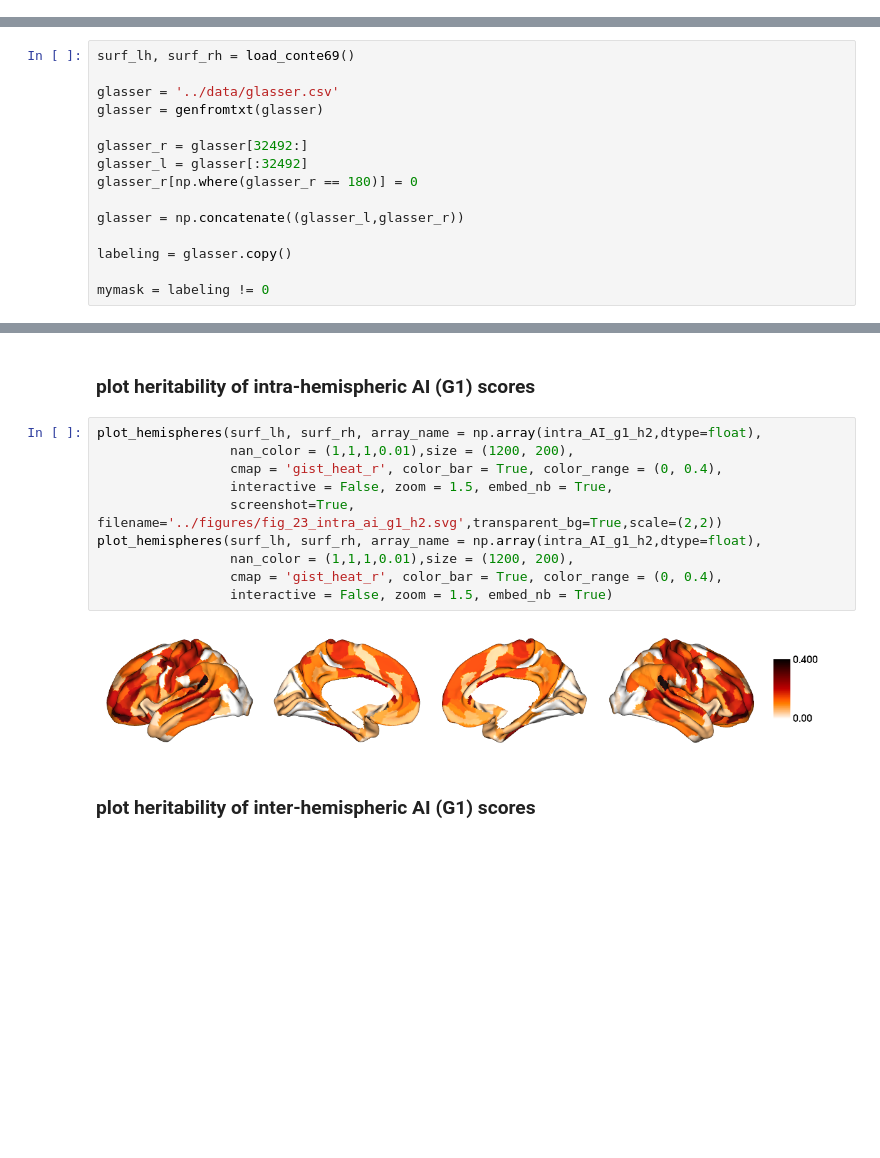
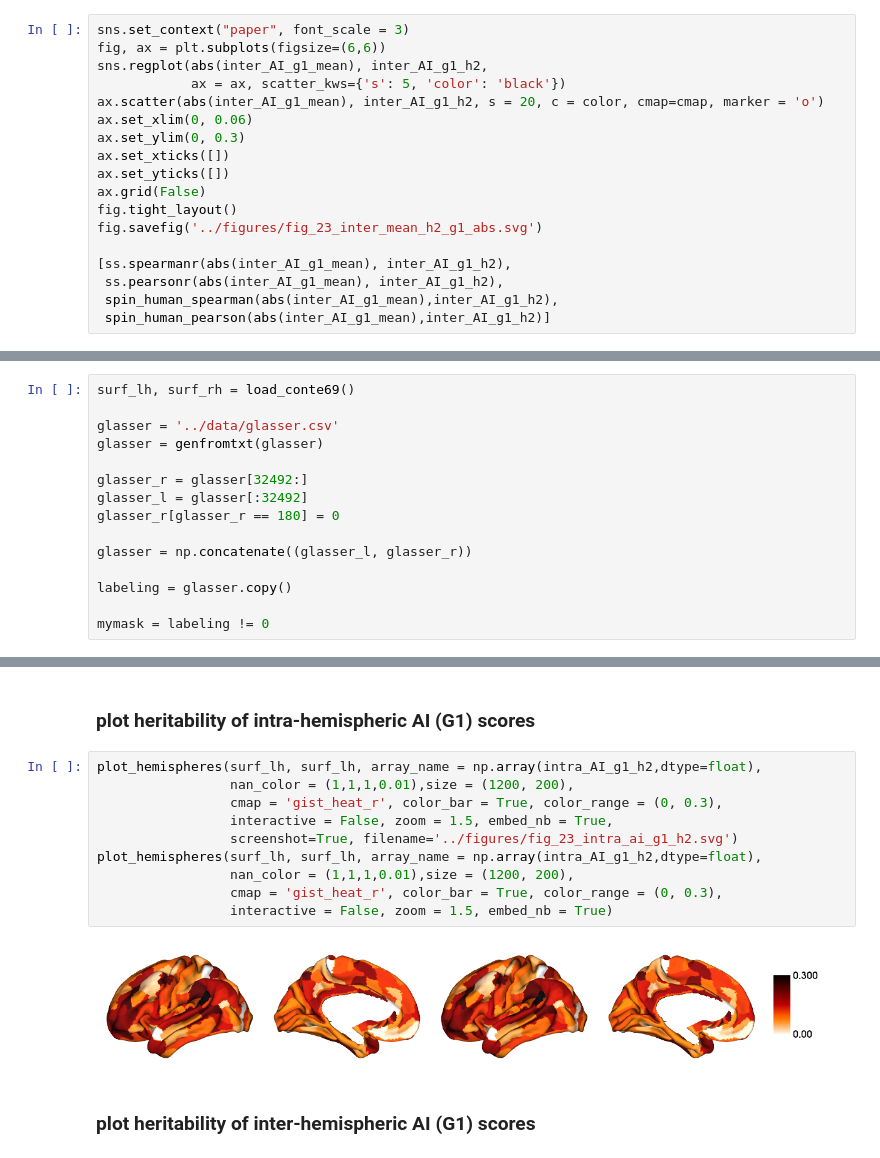
Before and after one commit to CNG-LAB/cngopen, a Jupyter notebook: asymmetry_functional_gradients/scripts/results_fig2and3.ipynb, the cells around one changed output, grey strips where cells are left out. Cells and saved outputs as stored; diff of their text form; blank space fills up the shorter version.

```diff
--- a/asymmetry_functional_gradients/scripts/results_fig2and3.ipynb
+++ b/asymmetry_functional_gradients/scripts/results_fig2and3.ipynb
@@ -136,0 +168,18 @@ spearmanr = [0.08191452] p_value_spin =  0.525
+# %%
+sns.set_context("paper", font_scale = 3)
+fig, ax = plt.subplots(figsize=(6,6))
+sns.regplot(abs(inter_AI_g1_mean), inter_AI_g1_h2,
+            ax = ax, scatter_kws={'s': 5, 'color': 'black'})
+ax.scatter(abs(inter_AI_g1_mean), inter_AI_g1_h2, s = 20, c = color, cmap=cmap, marker = 'o')
+ax.set_xlim(0, 0.06)
+ax.set_ylim(0, 0.3)
+ax.set_xticks([])
+ax.set_yticks([])
+ax.grid(False)
+fig.tight_layout()
+fig.savefig('../figures/fig_23_inter_mean_h2_g1_abs.svg')
+
+[ss.spearmanr(abs(inter_AI_g1_mean), inter_AI_g1_h2),
+ ss.pearsonr(abs(inter_AI_g1_mean), inter_AI_g1_h2),
+ spin_human_spearman(abs(inter_AI_g1_mean),inter_AI_g1_h2),
+ spin_human_pearson(abs(inter_AI_g1_mean),inter_AI_g1_h2)]
@@ -144,9 +201,9 @@ glasser = genfromtxt(glasser)
 
 glasser_r = glasser[32492:]
 glasser_l = glasser[:32492]
-glasser_r[np.where(glasser_r == 180)] = 0
+glasser_r[glasser_r == 180] = 0
 
-glasser = np.concatenate((glasser_l,glasser_r))
+glasser = np.concatenate((glasser_l, glasser_r))
 
 labeling = glasser.copy()
 
@@ -236,17 +293,17 @@ plot_hemispheres(surf_lh, surf_rh, array_name = np.array(inter_AI_g1_fdr,dtype=f
 # %% [markdown]
 ### plot heritability of intra-hemispheric AI (G1) scores
 # %%
-plot_hemispheres(surf_lh, surf_rh, array_name = np.array(intra_AI_g1_h2,dtype=float),
+plot_hemispheres(surf_lh, surf_lh, array_name = np.array(intra_AI_g1_h2,dtype=float),
                  nan_color = (1,1,1,0.01),size = (1200, 200),
-                 cmap = 'gist_heat_r', color_bar = True, color_range = (0, 0.4),
+                 cmap = 'gist_heat_r', color_bar = True, color_range = (0, 0.3),
                  interactive = False, zoom = 1.5, embed_nb = True,
-                 screenshot=True, filename='../figures/fig_23_intra_ai_g1_h2.svg',transparent_bg=True,scale=(2,2))
-plot_hemispheres(surf_lh, surf_rh, array_name = np.array(intra_AI_g1_h2,dtype=float),
+                 screenshot=True, filename='../figures/fig_23_intra_ai_g1_h2.svg')
+plot_hemispheres(surf_lh, surf_lh, array_name = np.array(intra_AI_g1_h2,dtype=float),
                  nan_color = (1,1,1,0.01),size = (1200, 200),
-                 cmap = 'gist_heat_r', color_bar = True, color_range = (0, 0.4),
+                 cmap = 'gist_heat_r', color_bar = True, color_range = (0, 0.3),
                  interactive = False, zoom = 1.5, embed_nb = True)
 # %% [output]
-[figure, old version]
+[figure, new version]
 # %% [markdown]
 ### plot heritability of inter-hemispheric AI (G1) scores
 # %%
```
Also changed, not shown: parts of 16 cells of this notebook, 11 other files.
